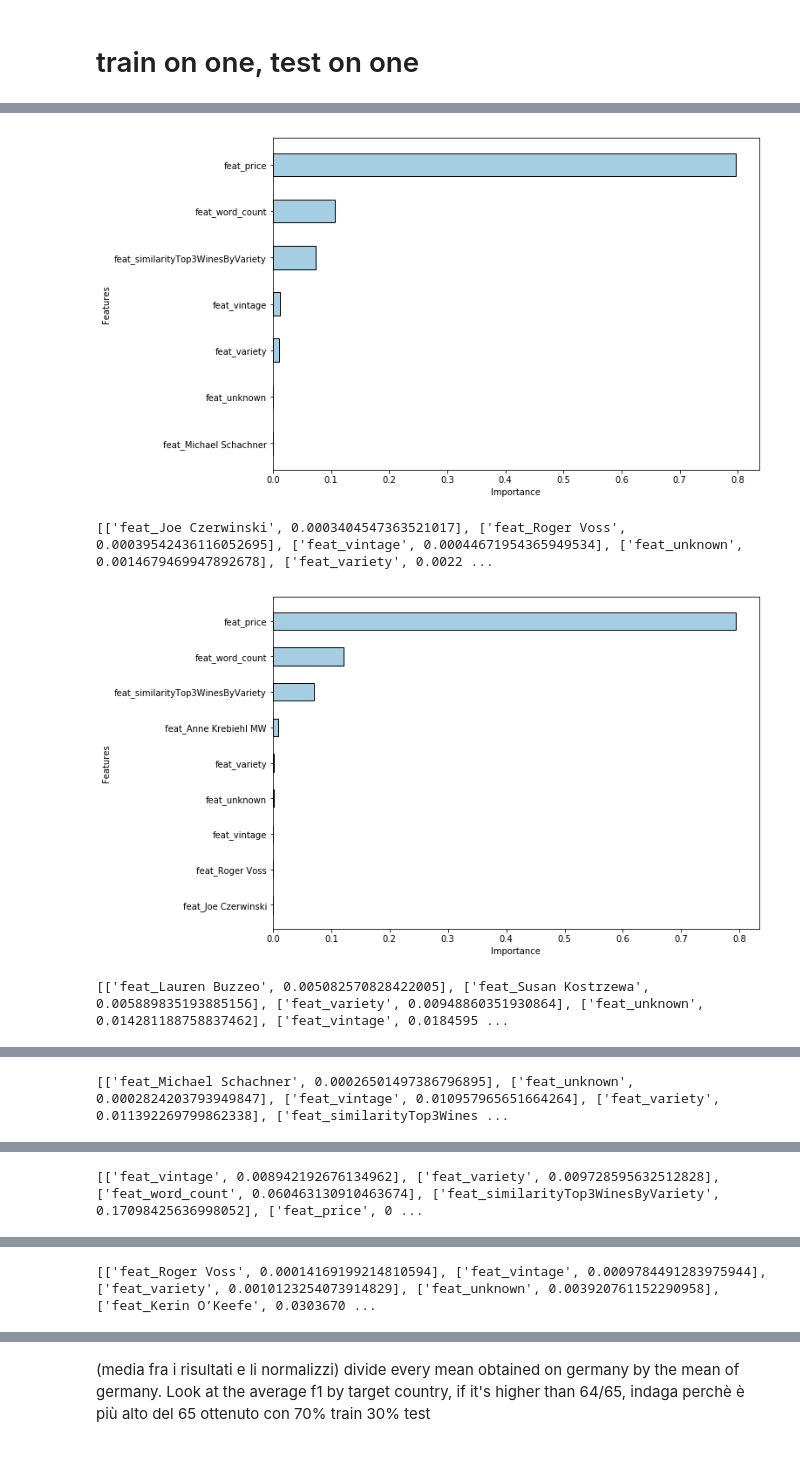
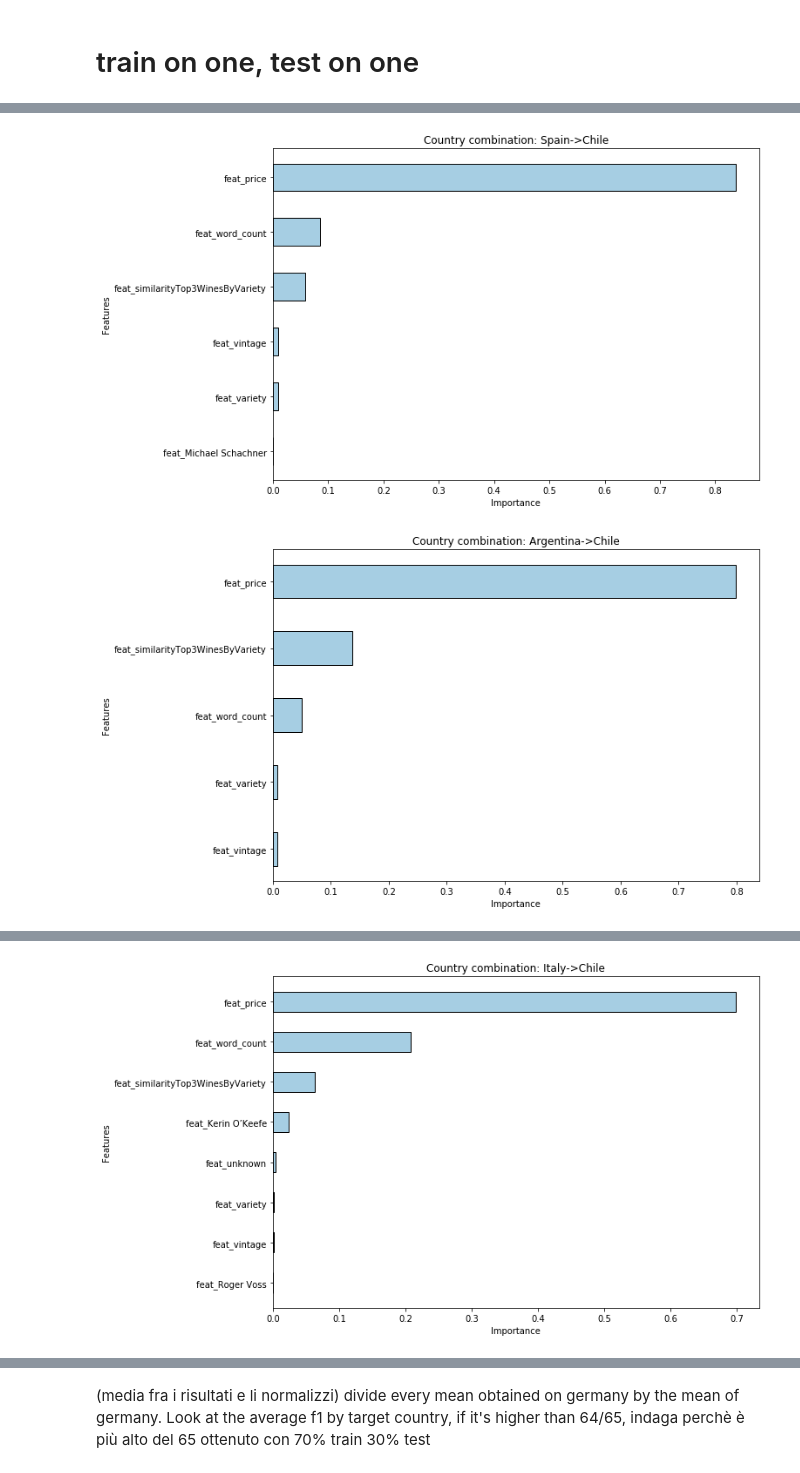
Before and after one commit to Gneur11/bdaFinalMIo, a Jupyter notebook: ClassifierAnalysis2.0.ipynb, the cells around one changed output, grey strips where cells are left out. Cells and saved outputs as stored; diff of their text form; code cells hidden in the pictures.

```diff
--- a/ClassifierAnalysis2.0.ipynb
+++ b/ClassifierAnalysis2.0.ipynb
@@ -812,37 +647,0 @@ for idx,row in df.iterrows():
-# %%
-df = df[df["feat_winery"] != 0]
-df = df.reset_index(drop=True)
-print(df)
-# number of variable
-categories=list(df)[1:]
-N = len(categories)
-
-# We are going to plot the first line of the data frame.
-# But we need to repeat the first value to close the circular graph:
-values=df.loc[0].drop('algorithm').values.flatten().tolist()
-values += values[:1]
-values
-
-# What will be the angle of each axis in the plot? (we divide the plot / number of variable)
-angles = [n / float(N) * 2 * pi for n in range(N)]
-angles += angles[:1]
-
-my_dpi=96
-plt.figure(figsize=(1000/my_dpi, 1000/my_dpi), dpi=my_dpi)
-
-# Initialise the spider plot
-ax = plt.subplot(111, polar=True)
-
-# Draw one axe per variable + add labels labels yet
-plt.xticks(angles[:-1], categories, color='grey', size=8)
-
-# Draw ylabels
-ax.set_rlabel_position(0)
-plt.yticks([0.1,0.25,0.50,1], ["0.1","0.25","0.50","1"], color="grey", size=7)
-plt.ylim(0,1)
-
-# Plot data
-ax.plot(angles, values, linewidth=1, linestyle='solid')
-
-# Fill area
-ax.fill(angles, values, 'b', alpha=0.1)
@@ -1771,7 +1141,7 @@ for f in feats:
 temp1 = temp1.groupby("combination")
 t2 =pd.DataFrame()
 for col in feats:
-    if col != "combination":
+    if col != "combination" and col != "trainedOn" and col != "testedOn":
         t2[col] = temp1[col].mean()
 
 t2.reset_index(inplace=True)
@@ -1852,18 +1169,14 @@ plt.show()
 temp = t2
 temp = temp.sort_values(["f1"],ascending=False)
 temp = temp.head(10)
-print(temp)
 for idx,row in temp.iterrows():
     both = []
     for col in temp.columns:
         if row[col] != 0 and col != "combination" and col.startswith("feat"): #THIS TAKES INTO ACCOUNT EVEN PRICE WHICH IS A LOT LESS IMPORTANT COMPARED TO THE FIRST APPROACH
             both.append([col,row[col]])
-    #print(toPlot)
-    #print(values)
 
     from operator import itemgetter
     both = sorted(both, key=itemgetter(1))
-    print(both)
 
     toPlot = []
     values = []
@@ -1889,7 +1202,7 @@ for idx,row in temp.iterrows():
     #plt.xticks([r for r in range(len(bars1))], ys,rotation='vertical')
     #plt.yticks([r for r in range(len(bars1))], ys,rotation='vertical')
     plt.yticks([r for r in range(len(bars1))], ys)
-    #plt.title("Target country: "+ temp.iloc[idx]["combination"])
+    plt.title("Country combination: "+ row["combination"])
     plt.ylabel('Features')
     plt.xlabel("Importance")
     # Show graphic
@@ -1915,4 +1211,2 @@ for idx,row in temp.iterrows():
-[figure, old version]
+[figure, new version]
-[['feat_Joe Czerwinski', 0.0003404547363521017], ['feat_Roger Voss', 0.00039542436116052695], ['feat_vintage', 0.00044671954365949534], ['feat_unknown', 0.0014679469947892678], ['feat_variety', 0.0022 ...
-[figure, old version]
+[figure, new version]
-[['feat_Lauren Buzzeo', 0.005082570828422005], ['feat_Susan Kostrzewa', 0.005889835193885156], ['feat_variety', 0.00948860351930864], ['feat_unknown', 0.014281188758837462], ['feat_vintage', 0.0184595 ...
@@ -1920 +1213,0 @@ for idx,row in temp.iterrows():
-[['feat_Michael Schachner', 0.00026501497386796895], ['feat_unknown', 0.0002824203793949847], ['feat_vintage', 0.010957965651664264], ['feat_variety', 0.011392269799862338], ['feat_similarityTop3Wines ...
@@ -1922 +1214,0 @@ for idx,row in temp.iterrows():
-[['feat_vintage', 0.008942192676134962], ['feat_variety', 0.009728595632512828], ['feat_word_count', 0.060463130910463674], ['feat_similarityTop3WinesByVariety', 0.17098425636998052], ['feat_price', 0 ...
@@ -1924 +1215,0 @@ for idx,row in temp.iterrows():
-[['feat_Roger Voss', 0.00014169199214810594], ['feat_vintage', 0.0009784491283975944], ['feat_variety', 0.0010123254073914829], ['feat_unknown', 0.003920761152290958], ['feat_Kerin O’Keefe', 0.0303670 ...
@@ -1926,0 +1217 @@ for idx,row in temp.iterrows():
+[figure, added]
```
Also changed, not shown: parts of 57 cells of this notebook.
